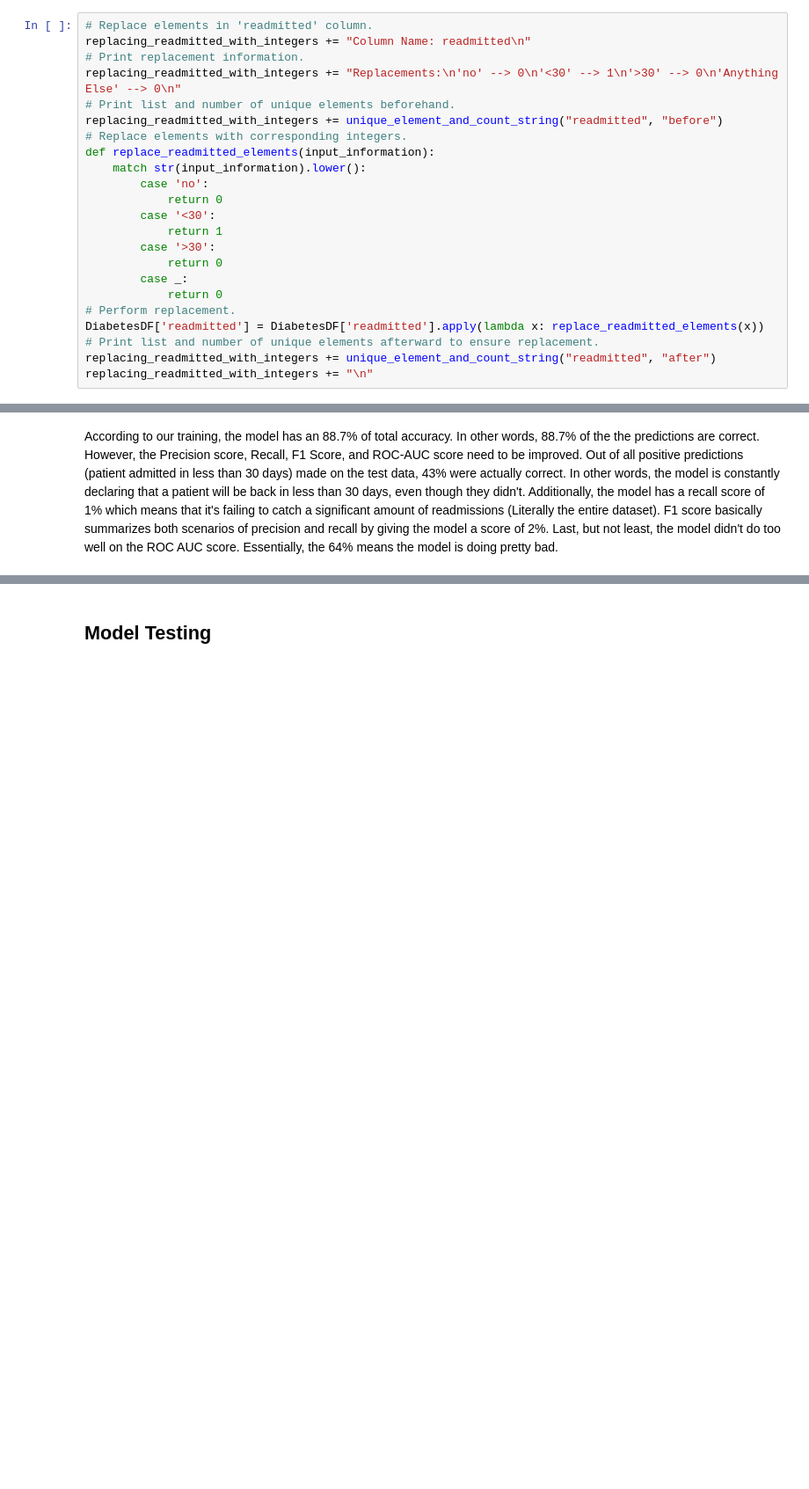
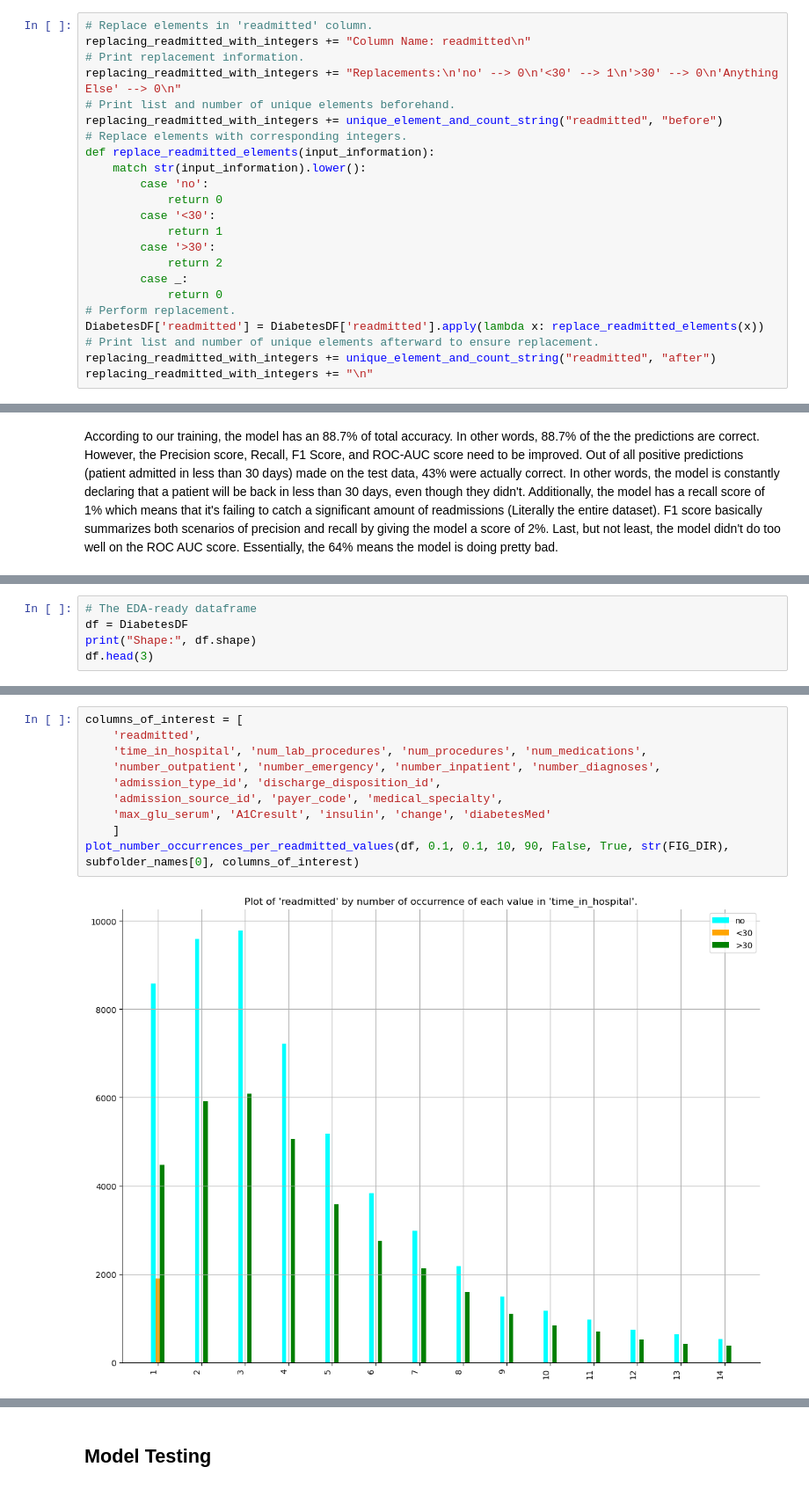
Before and after one commit to arunachalesh58/readmission-for-diabetes-patients, a Jupyter notebook: jupyter-nb-space/COMP-641-GroupProject.ipynb, the cells around one changed output, grey strips where cells are left out. Shown at 88% size. Cells and saved outputs as stored; diff of their text form; blank space fills up the shorter version.

```diff
--- a/jupyter-nb-space/COMP-641-GroupProject.ipynb
+++ b/jupyter-nb-space/COMP-641-GroupProject.ipynb
@@ -1656,7 +1814,7 @@ def replace_readmitted_elements(input_information):
         case '<30':
             return 1
         case '>30':
-            return 0
+            return 2
         case _:
             return 0
 # Perform replacement.
@@ -1769,0 +1937,5 @@ According to our training, the model has an 88.7% of total accuracy. In other wo
+# %%
+# The EDA-ready dataframe
+df = DiabetesDF
+print("Shape:", df.shape)
+df.head(3)
@@ -1769,0 +2326,12 @@ According to our training, the model has an 88.7% of total accuracy. In other wo
+# %%
+columns_of_interest = [
+    'readmitted',
+    'time_in_hospital', 'num_lab_procedures', 'num_procedures', 'num_medications',
+    'number_outpatient', 'number_emergency', 'number_inpatient', 'number_diagnoses',
+    'admission_type_id', 'discharge_disposition_id',
+    'admission_source_id', 'payer_code', 'medical_specialty',
+    'max_glu_serum', 'A1Cresult', 'insulin', 'change', 'diabetesMed'
+    ]
+plot_number_occurrences_per_readmitted_values(df, 0.1, 0.1, 10, 90, False, True, str(FIG_DIR), subfolder_names[0], columns_of_interest)
+# %% [output]
+[figure, added]
```
Also changed, not shown: parts of 82 cells of this notebook, 12 other files.
